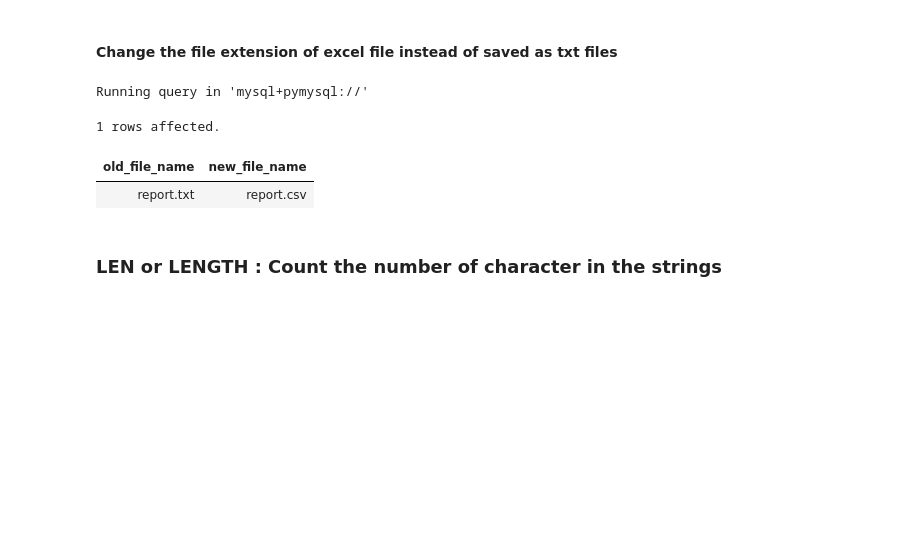
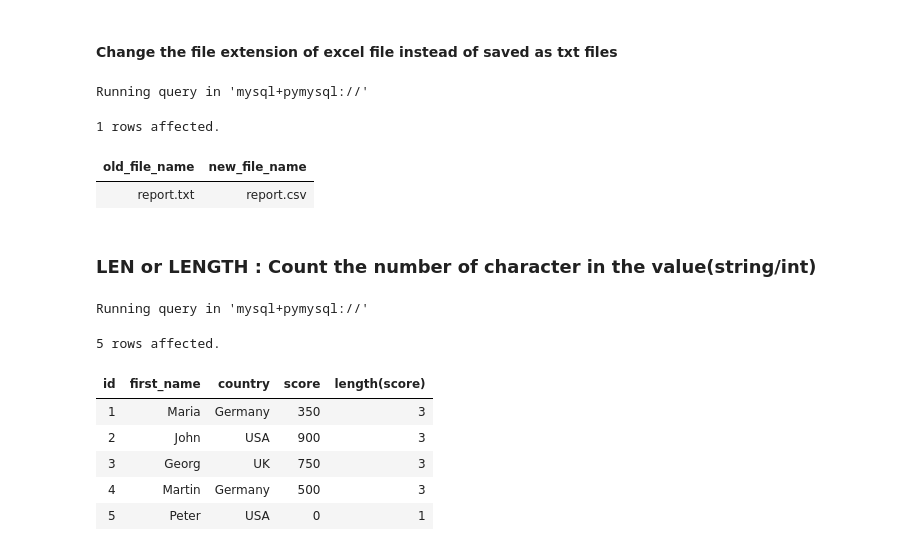
Before and after one commit to the-naman/Learn, a Jupyter notebook: SQL/SQL by Barra/My Notes/06. I - Row-Level Functions.ipynb, the cells around one changed output. Drawn from its saved outputs; the diff is of its cells as text; code cells hidden in the pictures; blank space fills up the shorter version.

```diff
--- a/SQL/SQL by Barra/My Notes/06. I - Row-Level Functions.ipynb
+++ b/SQL/SQL by Barra/My Notes/06. I - Row-Level Functions.ipynb
@@ -180,4 +180,4 @@ Running query in 'mysql+pymysql://'
 | old_file_name | new_file_name |
 | report.txt | report.csv |
 # %% [markdown]
-### LEN or LENGTH : Count the number of character in the strings
+### LEN or LENGTH : Count the number of character in the value(string/int)
@@ -185,0 +184,12 @@ Running query in 'mysql+pymysql://'
+# %%
+%%sql
+select *, length(score) from customers;
+# %% [output]
+Running query in 'mysql+pymysql://'
+5 rows affected.
+| id | first_name | country | score | length(score) |
+| 1 | Maria | Germany | 350 | 3 |
+| 2 | John | USA | 900 | 3 |
+| 3 | Georg | UK | 750 | 3 |
+| 4 | Martin | Germany | 500 | 3 |
+| 5 | Peter | USA | 0 | 1 |
```
Also changed, not shown: parts of 1 cell of this notebook.
